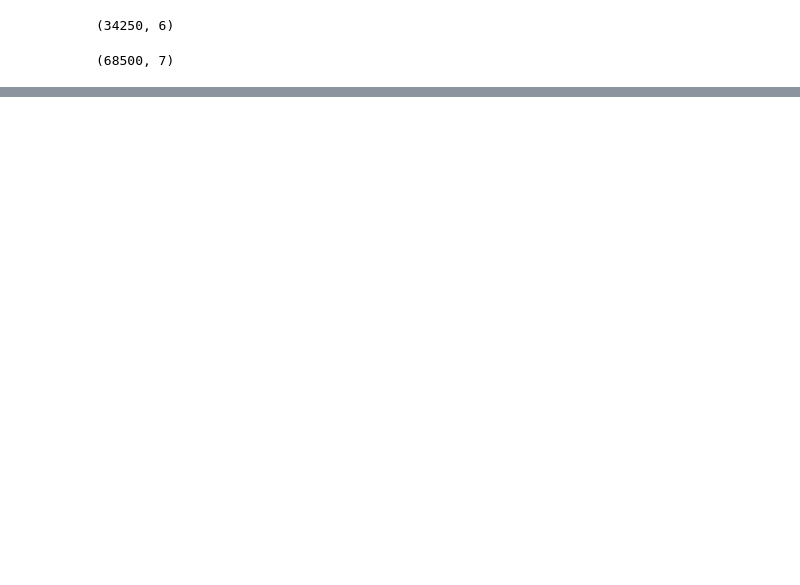
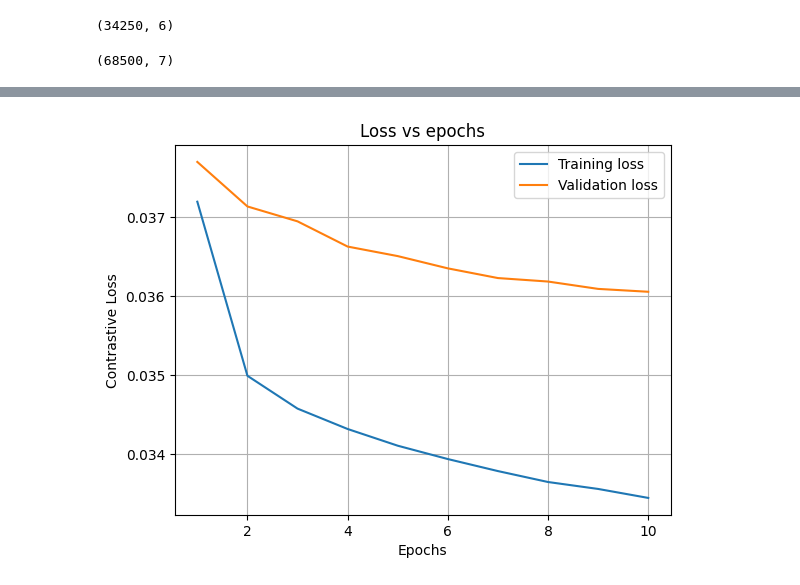
Before and after one commit to pavponn/dl-ecommerce-duplicates, a Jupyter notebook: ImageContrastiveLossMethod.ipynb, the cells around one changed output, grey strips where cells are left out. Cells and saved outputs as stored; diff of their text form; code cells hidden in the pictures; blank space fills up the shorter version.

Commit message:
Finish with contrastive loss for images

```diff
--- a/ImageContrastiveLossMethod.ipynb
+++ b/ImageContrastiveLossMethod.ipynb
@@ -205,31 +248,33 @@ def train_model(config, cl_df, checkpoint_dir=None):
 # %%
 config = {
-    "bn": tune.choice([False, True]),
     "lr": tune.loguniform(1e-6, 1e-1),
     "batch_size": tune.choice([32, 64]),
     "factor": tune.uniform(0.1, 0.99),
-    "freeze": tune.choice([0, 3, 6, 6])
+    "freeze": tune.choice([3, 6, 7])
 }
 # %%
 def run_hyperparameter_search(num_samples, max_epochs, gpus_per_trial):
-    cur_cl_df = train_cl_df.sample(frac=0.5)
     scheduler = ASHAScheduler(
         metric="val_loss",
         mode="min",
         max_t=max_epochs,
-        grace_period=3,
+        grace_period=2,
         reduction_factor=3)
     reporter = CLIReporter(
         metric_columns=["train_loss", "val_loss", "training_iteration"]
         )
     result = tune.run(
-        partial(train_model, cl_df=cur_cl_df),
+        train_model,
         resources_per_trial={"cpu": 2, "gpu": gpus_per_trial},
         config=config,
         num_samples=num_samples,
+        name="train_model_2023-04-23_16-29-56",
         scheduler=scheduler,
-        progress_reporter=reporter)
+        progress_reporter=reporter,
+        local_dir="/root/ray_results",
+        resume="LOCAL+ERRORED",
+        raise_on_failed_trial=False,)
     return result
 # %%
-result = run_hyperparameter_search(num_samples=8, max_epochs=CFG.EPOCHS, gpus_per_trial=0.25)
+result = run_hyperparameter_search(num_samples=4, max_epochs=CFG.EPOCHS, gpus_per_trial=0.25)
 # %% [output]
@@ -381,0 +343,15 @@ OSError: [Errno 107] Transport endpoint is not connected
+# %%
+# best_trial = 'train_model_66040_00006'
+# print(best_trial)
+best_trial = result.get_best_trial("val_loss", "min", "last")
+print("Best trial config: {}".format(best_trial.config))
+print("Best trial final training loss: {}".format(best_trial.last_result["train_loss"]))
+print("Best trial final validation loss: {}".format(best_trial.last_result["val_loss"]))
+
+my_trials = [ trial for trial in list(result.trial_dataframes.keys()) if str(best_trial) in trial]
+print(my_trials)
+best_checkpoint = result.get_best_checkpoint(trial=my_trials[0], metric="val_loss", mode="min")
+train_losses = result.trial_dataframes[my_trials[0]]["train_loss"].values
+val_losses = result.trial_dataframes[my_trials[0]]["val_loss"].values
+print(f"Train losses: {val_losses}")
+print(f"Validation losses: {val_losses}")
@@ -382 +367,17 @@ OSError: [Errno 107] Transport endpoint is not connected
+# %%
+import matplotlib.pyplot as plt
+
+plt.plot(np.arange(1, 11), train_losses, label='Training loss')
+plt.plot(np.arange(1, 11), val_losses, label='Validation loss')
+
+# Add labels and title
+plt.xlabel('Epochs')
+plt.ylabel('Contrastive Loss')
+plt.title('Loss vs epochs')
+plt.legend(loc='best')
+plt.grid(True)
+
+plt.savefig('cnn-contrastive-loss-cosine-losses-2.png')
+# %% [output]
+[figure, added]
 # %%
```
Also changed, not shown: parts of 15 cells of this notebook, 2 other files.
